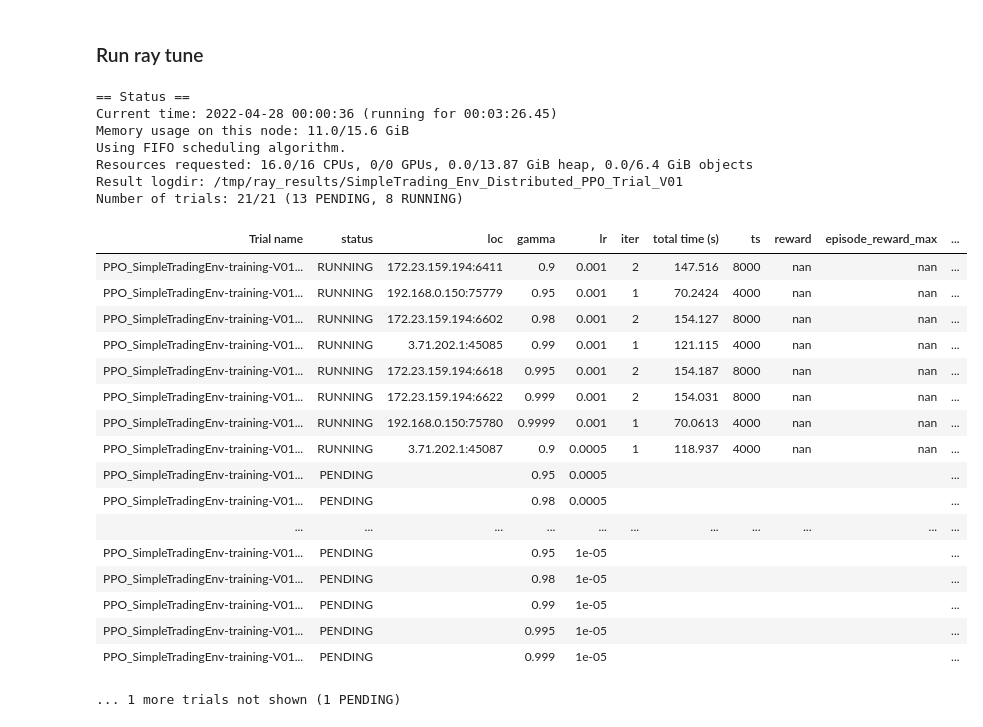
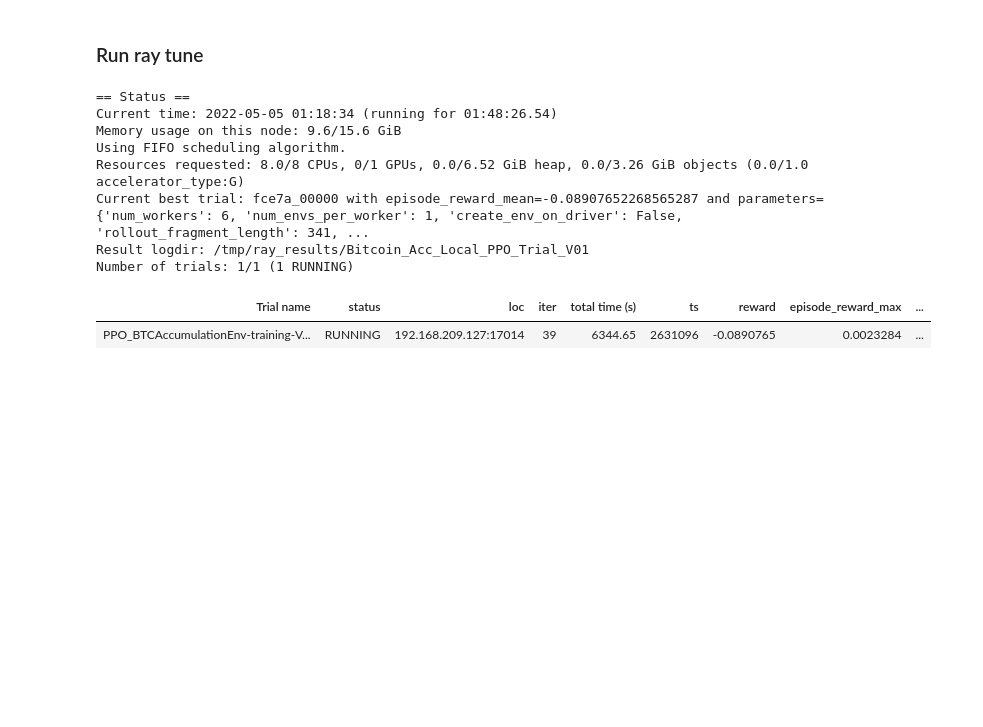
Before and after one commit to alexandrustefan/rl-algos, a Jupyter notebook: PPO_RL_simple_env_ray_rllib.ipynb, the cells around one changed output. Drawn from its saved outputs; the diff is of its cells as text; code cells hidden in the pictures; blank space fills up the shorter version.

````diff
--- a/PPO_RL_simple_env_ray_rllib.ipynb
+++ b/PPO_RL_simple_env_ray_rllib.ipynb
@@ -696,6 +1063,36 @@ Very important notes about parallelism :
 1. ```num_worker``` is per trial ! so if you increase this you will eat up resources and won't be able to scale to multiple parallel trials when doing hyperparam tuning, see below
 2. a trial uses 2 CPU resources to run (1 for the driver ```num_cpus_for_driver``` -> and 1 for the worker (```num_cpus_per_worker```)).
 3. a trial has only 1 driver, while it can have multiple workers
+# %%
+import math
+
+def find_optimal_resource_allocation(available_cpu, available_gpu):
+    """
+    Finds the optimal resource allocation for the agent based on the available resources in the cluster
+    """
+    # If we have GPU available, we allocate it all for the training, while creating as much workers as CPU cores we have minus one for the driver which holds the trainer
+    if available_gpu > 0:
+        return {
+            'num_workers': available_cpu - 1,
+            'num_cpus_per_worker': 1,
+            'num_envs_per_worker': 1,
+            'num_gpus_per_worker': 0,
+            'num_cpus_for_driver': 1,
+            'num_gpus' : available_gpu
+        }
+    # If we don't have GPU available, we allocate as much CPU cores for the training as possible, while creating only one worker for stepping the environment
+    else:
+        # according to the benchmark, we should allocate more workers, each with 1 cpu, letting the rest for the driver
+        num_workers = int(math.floor((available_cpu  * 75) / 100))
+        num_cpu_for_driver = available_cpu - num_workers
+        return {
+            'num_workers': num_workers,
+            'num_cpus_per_worker': 1, # this should be enough for stepping an env at once
+            'num_envs_per_worker': 1, # it doesn't seem to add any benefits to have more than one env per worker
+            'num_gpus_per_worker': 0, # the inference is done pretty fast, so there is no need to use GPU, at least not when we run one trial at once
+            'num_cpus_for_driver': num_cpu_for_driver,
+            'num_gpus' : 0
+        }
 # %%
 import os
 import time
@@ -815,53 +1238,41 @@ RAY_record_ref_creation_sites:  1
 # %%
 from ray.tune import JupyterNotebookReporter
 
 jupyter_reporter = JupyterNotebookReporter(True, max_report_frequency=30)
 
 analysis = tune.run(
     run_or_experiment="PPO",
-    name="SimpleTrading_Env_Distributed_PPO_Trial_V01",
+    name="Bitcoin_Acc_Local_PPO_Trial_V01",
     metric='episode_reward_mean',
     mode='max',
     stop={
-        # An iteration is equal with one SGD round which in our case is equal to train_batch_size. If after X iterations we still don't have a good result, we stop the trial
+        # An iteration is equal with one SGD round which in our case is equal to (number of workers multiplied by the environment length).
         "training_iteration": 1000,
         # "timesteps_total": 0, # kept as reference
         "episode_reward_mean": 25000 # buy and hold value for X_valid dataset, if get here we should stop and train only the generation that beats it, moreover we can hypertune that one particulary.
 
     },
     config=ppo_trainer_config,
     num_samples=1,  # Have one sample for each hyperparameter combination. You can have more to average out randomness.
-    keep_checkpoints_num=15,  # Keep the last X checkpoints
-    checkpoint_freq=3,  # Checkpoint every X iterations (save the model)
+    keep_checkpoints_num=50,  # Keep the last X checkpoints
+    checkpoint_freq=5,  # Checkpoint every X iterations (save the model)
     local_dir="/tmp/ray_results/",  # Local directory to store checkpoints and results, we are using tmp folder until we move the notebook to a docker instance and we can use the same directory across all instances, no matter the underlying OS
-    progress_reporter=jupyter_reporter
+    progress_reporter=jupyter_reporter,
+    #restore="/tmp/ray_results/SimpleTrading_Env_Distributed_PPO_Trial_V08/PPO_SimpleTradingEnv-training-V01_687da_00000_0_2022-04-29_17-26-50/checkpoint_000711",
+    fail_fast="raise",
+    resume=False
 )
 # %% [output]
 == Status ==
-Current time: 2022-04-28 00:00:36 (running for 00:03:26.45)
-Memory usage on this node: 11.0/15.6 GiB
+Current time: 2022-05-05 01:18:34 (running for 01:48:26.54)
+Memory usage on this node: 9.6/15.6 GiB
 Using FIFO scheduling algorithm.
-Resources requested: 16.0/16 CPUs, 0/0 GPUs, 0.0/13.87 GiB heap, 0.0/6.4 GiB objects
-Result logdir: /tmp/ray_results/SimpleTrading_Env_Distributed_PPO_Trial_V01
-Number of trials: 21/21 (13 PENDING, 8 RUNNING)
+Resources requested: 8.0/8 CPUs, 0/1 GPUs, 0.0/6.52 GiB heap, 0.0/3.26 GiB objects (0.0/1.0 accelerator_type:G)
+Current best trial: fce7a_00000 with episode_reward_mean=-0.08907652268565287 and parameters={'num_workers': 6, 'num_envs_per_worker': 1, 'create_env_on_driver': False, 'rollout_fragment_length': 341, ...
+Result logdir: /tmp/ray_results/Bitcoin_Acc_Local_PPO_Trial_V01
+Number of trials: 1/1 (1 RUNNING)
-| Trial name | status | loc | gamma | lr | iter | total time (s) | ts | reward | episode_reward_max | ... |
-| PPO_SimpleTradingEnv-training-V01... | RUNNING | 172.23.159.194:6411 | 0.9 | 0.001 | 2 | 147.516 | 8000 | nan | nan | ... |
-| PPO_SimpleTradingEnv-training-V01... | RUNNING | 192.168.0.150:75779 | 0.95 | 0.001 | 1 | 70.2424 | 4000 | nan | nan | ... |
-| PPO_SimpleTradingEnv-training-V01... | RUNNING | 172.23.159.194:6602 | 0.98 | 0.001 | 2 | 154.127 | 8000 | nan | nan | ... |
-| PPO_SimpleTradingEnv-training-V01... | RUNNING | 3.71.202.1:45085 | 0.99 | 0.001 | 1 | 121.115 | 4000 | nan | nan | ... |
-| PPO_SimpleTradingEnv-training-V01... | RUNNING | 172.23.159.194:6618 | 0.995 | 0.001 | 2 | 154.187 | 8000 | nan | nan | ... |
-| PPO_SimpleTradingEnv-training-V01... | RUNNING | 172.23.159.194:6622 | 0.999 | 0.001 | 2 | 154.031 | 8000 | nan | nan | ... |
-| PPO_SimpleTradingEnv-training-V01... | RUNNING | 192.168.0.150:75780 | 0.9999 | 0.001 | 1 | 70.0613 | 4000 | nan | nan | ... |
-| PPO_SimpleTradingEnv-training-V01... | RUNNING | 3.71.202.1:45087 | 0.9 | 0.0005 | 1 | 118.937 | 4000 | nan | nan | ... |
-| PPO_SimpleTradingEnv-training-V01... | PENDING |  | 0.95 | 0.0005 |  |  |  |  |  | ... |
-| PPO_SimpleTradingEnv-training-V01... | PENDING |  | 0.98 | 0.0005 |  |  |  |  |  | ... |
-| ... | ... | ... | ... | ... | ... | ... | ... | ... | ... | ... |
-| PPO_SimpleTradingEnv-training-V01... | PENDING |  | 0.95 | 1e-05 |  |  |  |  |  | ... |
-| PPO_SimpleTradingEnv-training-V01... | PENDING |  | 0.98 | 1e-05 |  |  |  |  |  | ... |
-| PPO_SimpleTradingEnv-training-V01... | PENDING |  | 0.99 | 1e-05 |  |  |  |  |  | ... |
-| PPO_SimpleTradingEnv-training-V01... | PENDING |  | 0.995 | 1e-05 |  |  |  |  |  | ... |
-| PPO_SimpleTradingEnv-training-V01... | PENDING |  | 0.999 | 1e-05 |  |  |  |  |  | ... |
+| Trial name | status | loc | iter | total time (s) | ts | reward | episode_reward_max | ... |
+| PPO_BTCAccumulationEnv-training-V... | RUNNING | 192.168.209.127:17014 | 39 | 6344.65 | 2631096 | -0.0890765 | 0.0023284 | ... |
-... 1 more trials not shown (1 PENDING)
 # %%
 best_trial = analysis.get_best_trial(metric="episode_reward_mean", mode="max", scope="all")
 best_checkpoint = analysis.get_best_checkpoint(best_trial, metric="episode_reward_mean")
````
Also changed, not shown: parts of 20 cells of this notebook.
